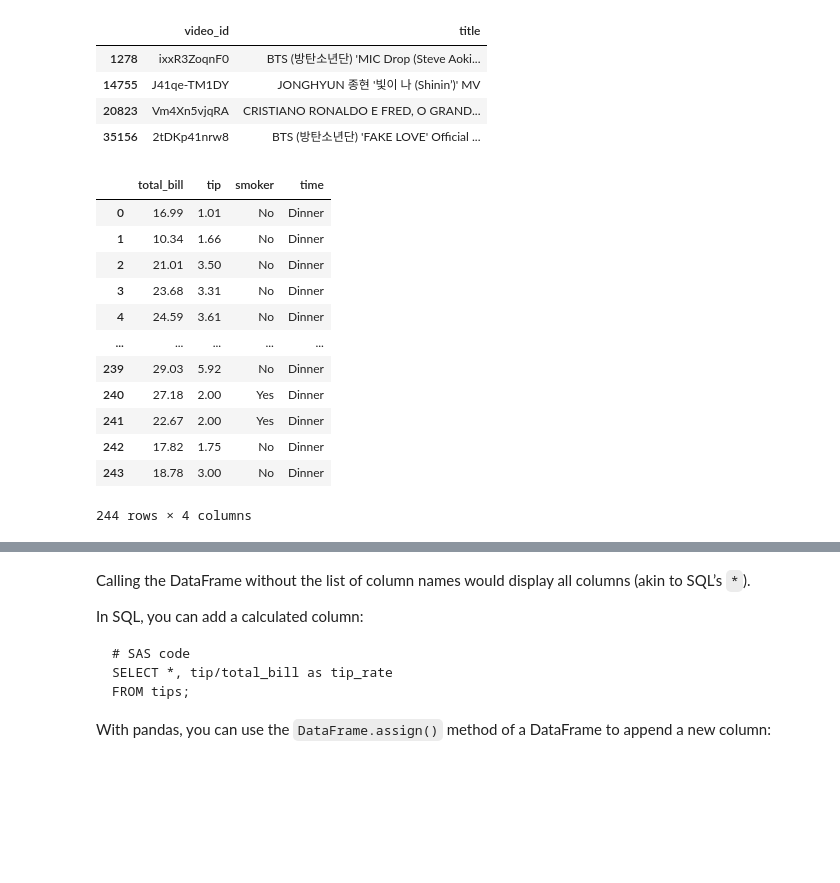
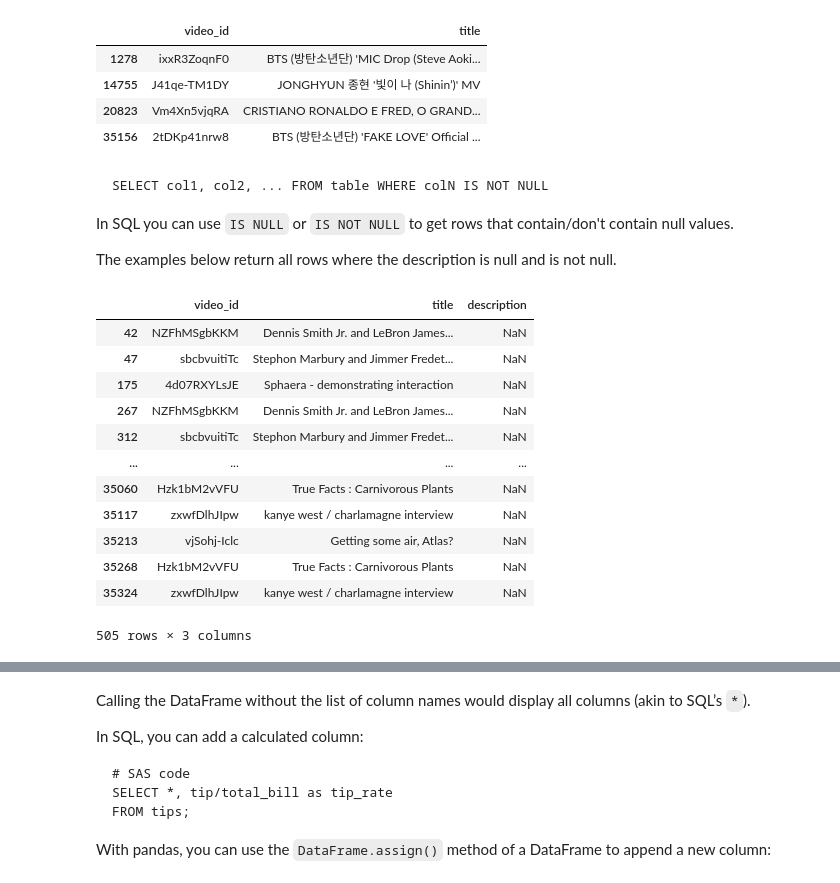
Before and after one commit to stevenkhwun/P4DS, a Jupyter notebook: SQL_in_Python_MediumArticle.ipynb, the cells around one changed output, grey strips where cells are left out. Drawn from its saved outputs; the diff is of its cells as text; code cells hidden in the pictures; blank space fills up the shorter version.

````diff
--- a/SQL_in_Python_MediumArticle.ipynb
+++ b/SQL_in_Python_MediumArticle.ipynb
@@ -222,19 +222,28 @@ usvideos.loc[(usvideos["likes"]>=1000000) & (usvideos["dislikes"]<=5000), ["vide
 | 14755 | J41qe-TM1DY | JONGHYUN 종현 '빛이 나 (Shinin’)' MV |
 | 20823 | Vm4Xn5vjqRA | CRISTIANO RONALDO E FRED, O GRAND... |
 | 35156 | 2tDKp41nrw8 | BTS (방탄소년단) 'FAKE LOVE' Official ... |
-# %%
-tips[["total_bill", "tip", "smoker", "time"]]
-# %% [output]
-|  | total_bill | tip | smoker | time |
-| 0 | 16.99 | 1.01 | No | Dinner |
-| 1 | 10.34 | 1.66 | No | Dinner |
-| 2 | 21.01 | 3.50 | No | Dinner |
-| 3 | 23.68 | 3.31 | No | Dinner |
-| 4 | 24.59 | 3.61 | No | Dinner |
-| ... | ... | ... | ... | ... |
-| 239 | 29.03 | 5.92 | No | Dinner |
-| 240 | 27.18 | 2.00 | Yes | Dinner |
-| 241 | 22.67 | 2.00 | Yes | Dinner |
-| 242 | 17.82 | 1.75 | No | Dinner |
-| 243 | 18.78 | 3.00 | No | Dinner |
-244 rows × 4 columns
+# %% [markdown]
+```SAS
+SELECT col1, col2, ... FROM table WHERE colN IS NOT NULL
+```
+
+In SQL you can use `IS NULL` or `IS NOT NULL` to get rows that contain/don't contain null values.
+
+The examples below return all rows where the description is null and is not null.
+# %%
+# Description is null
+usvideos.loc[usvideos["description"].isna(), ["video_id", "title", "description"]]
+# %% [output]
+|  | video_id | title | description |
+| 42 | NZFhMSgbKKM | Dennis Smith Jr. and LeBron James... | NaN |
+| 47 | sbcbvuitiTc | Stephon Marbury and Jimmer Fredet... | NaN |
+| 175 | 4d07RXYLsJE | Sphaera - demonstrating interaction | NaN |
+| 267 | NZFhMSgbKKM | Dennis Smith Jr. and LeBron James... | NaN |
+| 312 | sbcbvuitiTc | Stephon Marbury and Jimmer Fredet... | NaN |
+| ... | ... | ... | ... |
+| 35060 | Hzk1bM2vVFU | True Facts : Carnivorous Plants | NaN |
+| 35117 | zxwfDlhJIpw | kanye west / charlamagne interview | NaN |
+| 35213 | vjSohj-Iclc | Getting some air, Atlas? | NaN |
+| 35268 | Hzk1bM2vVFU | True Facts : Carnivorous Plants | NaN |
+| 35324 | zxwfDlhJIpw | kanye west / charlamagne interview | NaN |
+505 rows × 3 columns
````
Also changed, not shown: parts of 6 cells of this notebook.
